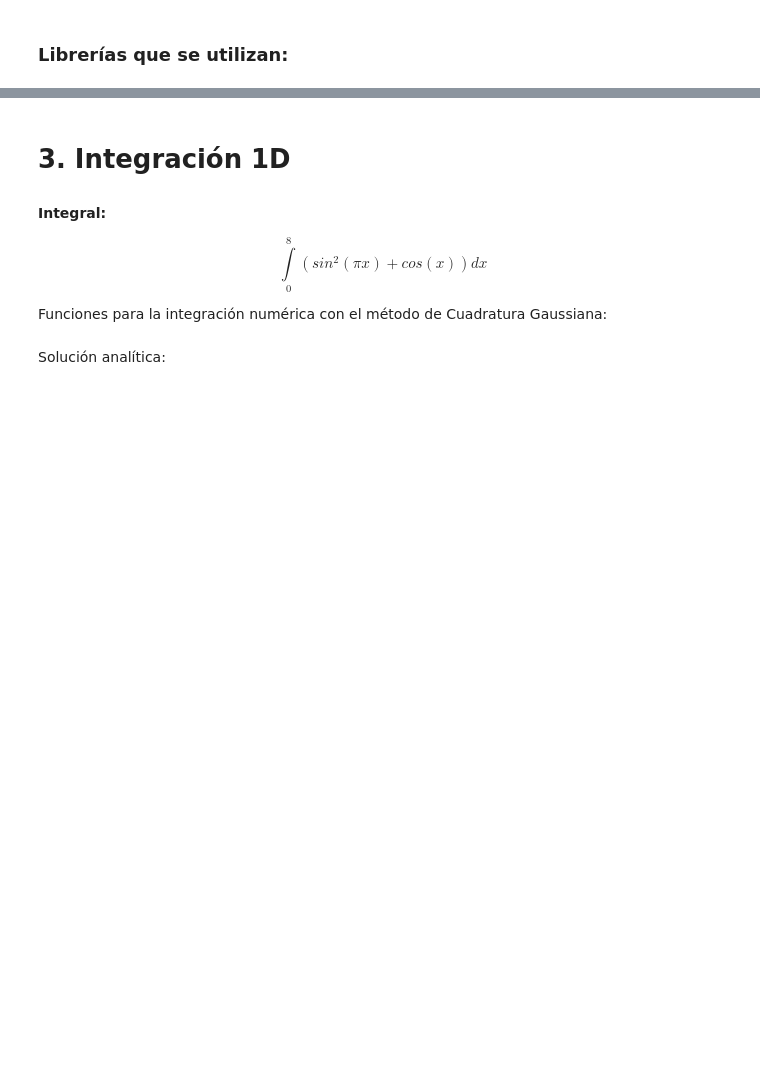
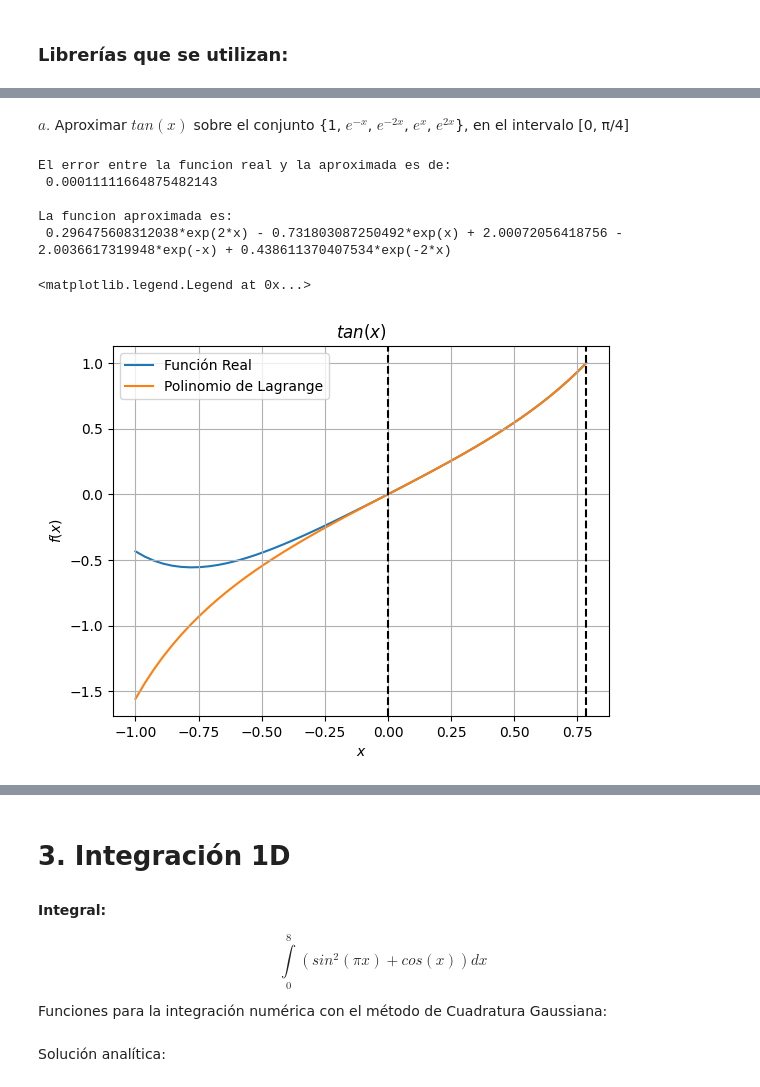
Before and after one commit to JulianSoZa/MiniProjects_NumericMethods, a Jupyter notebook: MiniProject1_GP1/main.ipynb, the cells around one changed output, grey strips where cells are left out. Saved outputs shown, nothing was run; the diff lists cells and outputs as text; code cells hidden in the pictures; blank space fills up the shorter version.

```diff
--- a/MiniProject1_GP1/main.ipynb
+++ b/MiniProject1_GP1/main.ipynb
@@ -8,0 +64,37 @@ import meshio
+# %% [markdown]
+$a.$ Aproximar $tan(x)$ sobre el conjunto {1, $e^{−x}$, $e^{−2x}$, $e^{x}$, $e^{2x}$}, en el intervalo [0, π/4]
+# %%
+x = sym.Symbol('x')                                                                     # Variable independiente de forma simbolica
+f = sym.tan(x)                                                                          # Funcion a aproximar
+ui = [1, sym.exp(-x), sym.exp(-2*x), sym.exp(x), sym.exp(2*x)]                          # Funciones base de aproximacion
+lim = [0, (np.pi)/4]                                                                    # Rango en el que se hace la integracion
+
+A, b, fg, alp = aproximacion_num(f, ui, lim)
+
+fg                                                                                      # Funcion aproximada
+print(f"\nLa funcion aproximada es: \n {fg}\n")
+
+# GRAFICO
+xp = np.linspace(-1, (np.pi)/4)
+fp = sym.lambdify(x,fg)(xp)
+fr = sym.lambdify(x,f)(xp)
+
+fig, ax1 = plt.subplots()
+
+ax1.plot(xp,fp, zorder=0, label="Función Real")
+ax1.plot(xp,fr, zorder=1, label="Polinomio de Lagrange")
+ax1.set_title("$tan(x)$")
+ax1.axvline(0, color='k', linestyle='--')
+ax1.axvline((np.pi)/4, color='k', linestyle='--')
+ax1.grid()
+ax1.set_xlabel("$x$")
+ax1.set_ylabel("$f(x)$")
+ax1.legend()
+# %% [output]
+El error entre la funcion real y la aproximada es de:
+ 0.00011111664875482143
+
+La funcion aproximada es:
+ 0.296475608312038*exp(2*x) - 0.731803087250492*exp(x) + 2.00072056418756 - 2.0036617319948*exp(-x) + 0.438611370407534*exp(-2*x)
+<matplotlib.legend.Legend at 0x...>
+[figure, added]
```
Also changed, not shown: parts of 13 cells of this notebook.
